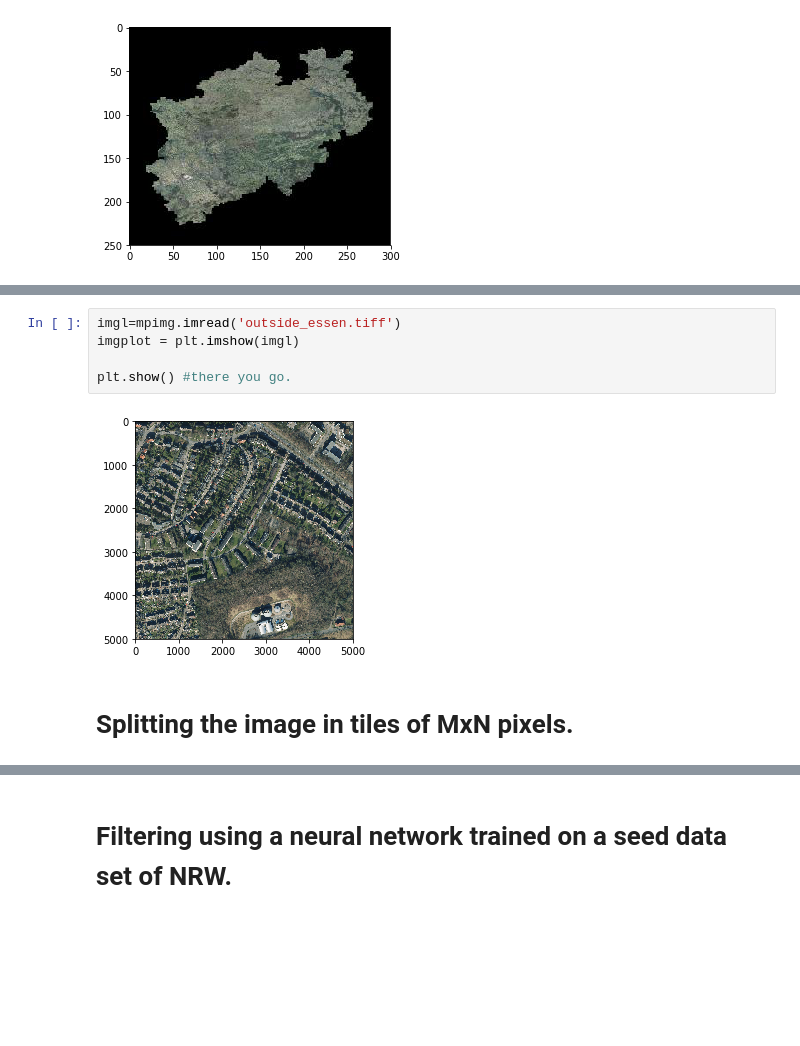
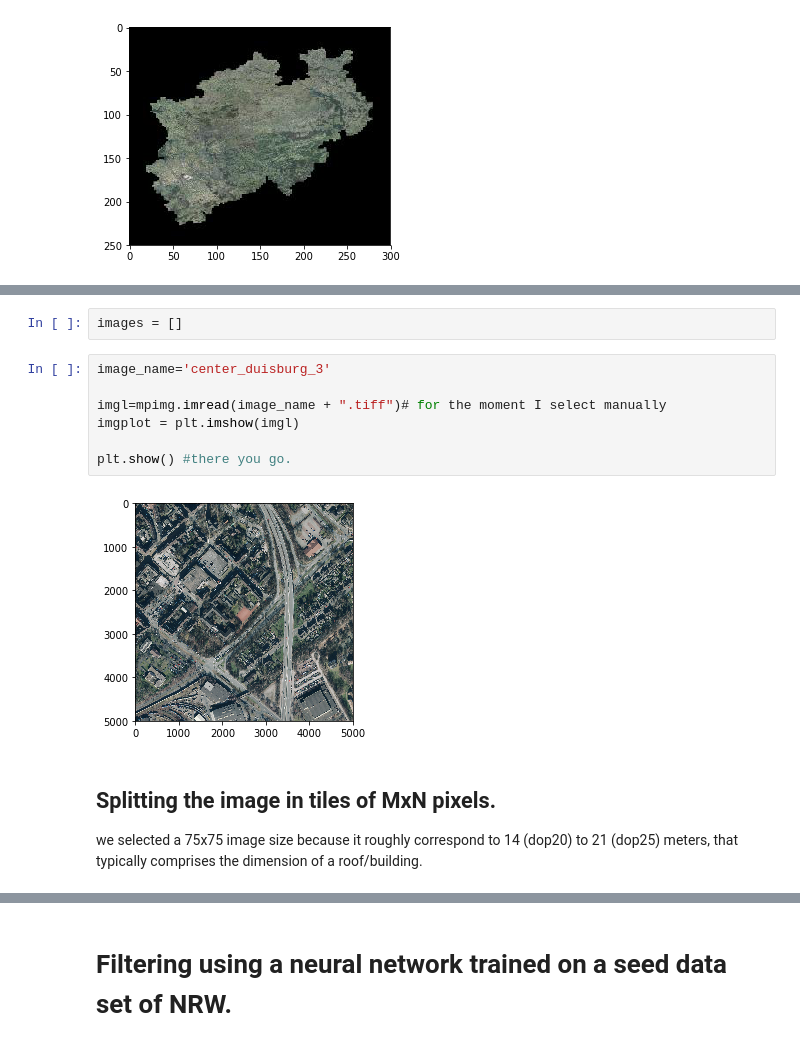
Before and after one commit to SB-BISS/DeepSolaris, a Jupyter notebook: Python/DeepSolarisAutomaticNRWAnalysis.ipynb, the cells around one changed output, grey strips where cells are left out. Saved outputs shown, nothing was run; the diff lists cells and outputs as text; blank space fills up the shorter version.

```diff
--- a/Python/DeepSolarisAutomaticNRWAnalysis.ipynb
+++ b/Python/DeepSolarisAutomaticNRWAnalysis.ipynb
@@ -110,10 +185,16 @@ out.close()
+# %%
+images = []
 # %%
-imgl=mpimg.imread('outside_essen.tiff')
+image_name='center_duisburg_3'
+
+imgl=mpimg.imread(image_name + ".tiff")# for the moment I select manually
 imgplot = plt.imshow(imgl)
 
 plt.show() #there you go.
 # %% [output]
-[figure, old version]
+[figure, new version]
-# %% [markdown]
-# Splitting the image in tiles of MxN pixels.
+# %% [markdown]
+## Splitting the image in tiles of MxN pixels.
+
+we selected a 75x75 image size because it roughly correspond to 14 (dop20) to 21 (dop25) meters, that typically comprises the dimension of a roof/building.
 # %%
```
Also changed, not shown: parts of 29 cells of this notebook, 1 other file.
